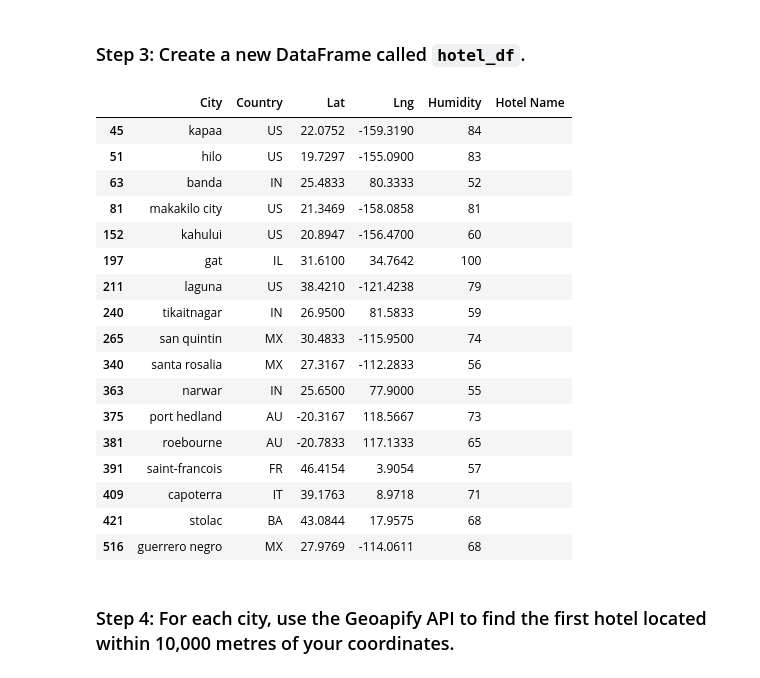
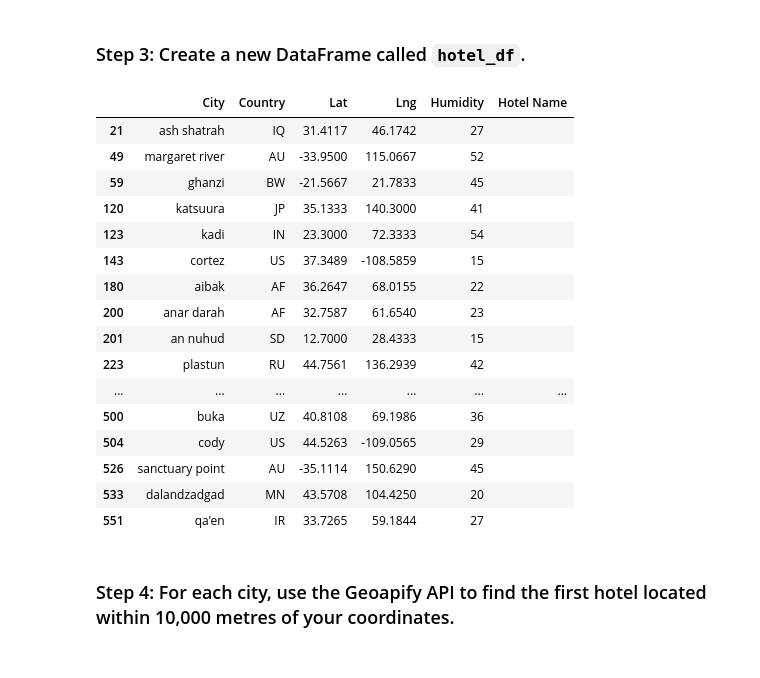
Before and after one commit to honorinekay/python-api-challenge, a Jupyter notebook: WeatherPy/VacationPy.ipynb, the cells around one changed output. Cells and saved outputs as stored; diff of their text form; code cells hidden in the pictures.

```diff
--- a/WeatherPy/VacationPy.ipynb
+++ b/WeatherPy/VacationPy.ipynb
@@ -73,0 +64,12 @@ city_data_df.head()
+# %%
+# Narrow down cities that fit criteria and drop any results with null values
+# Narrow down the cities with wind speed less than 10 mph, cloudiness equal or below 10, max temp between 60 and 80 and humidity below 60%
+narrowed_city_df = city_data_df.loc[(city_data_df["Wind Speed"] <= 10) & (city_data_df["Cloudiness"] <= 10) & \
+                                   (city_data_df["Max Temp"] >= 60) & (city_data_df["Max Temp"] <= 80) & (city_data_df["Humidity"] < 60)].dropna()
+
+
+# Drop any rows with null values
+
+
+# Display sample data
+narrowed_city_df
@@ -75,32 +95,31 @@ city_data_df.head()
 ### Step 3: Create a new DataFrame called `hotel_df`.
 # %%
 # Use the Pandas copy function to create DataFrame called hotel_df to store the city, country, coordinates, and humidity
-# YOUR CODE HERE
+hotel_df = narrowed_city_df.loc[:,["City", "Country", "Lat", "Lng", "Humidity"]]
 
 # Add an empty column, "Hotel Name," to the DataFrame so you can store the hotel found using the Geoapify API
-# YOUR CODE HERE
+hotel_df["Hotel Name"] = " "
 
 # Display sample data
-# YOUR CODE HERE
+hotel_df
 # %% [output]
 |  | City | Country | Lat | Lng | Humidity | Hotel Name |
-| 45 | kapaa | US | 22.0752 | -159.3190 | 84 |  |
-| 51 | hilo | US | 19.7297 | -155.0900 | 83 |  |
-| 63 | banda | IN | 25.4833 | 80.3333 | 52 |  |
-| 81 | makakilo city | US | 21.3469 | -158.0858 | 81 |  |
-| 152 | kahului | US | 20.8947 | -156.4700 | 60 |  |
-| 197 | gat | IL | 31.6100 | 34.7642 | 100 |  |
-| 211 | laguna | US | 38.4210 | -121.4238 | 79 |  |
-| 240 | tikaitnagar | IN | 26.9500 | 81.5833 | 59 |  |
-| 265 | san quintin | MX | 30.4833 | -115.9500 | 74 |  |
-| 340 | santa rosalia | MX | 27.3167 | -112.2833 | 56 |  |
-| 363 | narwar | IN | 25.6500 | 77.9000 | 55 |  |
-| 375 | port hedland | AU | -20.3167 | 118.5667 | 73 |  |
-| 381 | roebourne | AU | -20.7833 | 117.1333 | 65 |  |
-| 391 | saint-francois | FR | 46.4154 | 3.9054 | 57 |  |
-| 409 | capoterra | IT | 39.1763 | 8.9718 | 71 |  |
-| 421 | stolac | BA | 43.0844 | 17.9575 | 68 |  |
-| 516 | guerrero negro | MX | 27.9769 | -114.0611 | 68 |  |
+| 21 | ash shatrah | IQ | 31.4117 | 46.1742 | 27 |  |
+| 49 | margaret river | AU | -33.9500 | 115.0667 | 52 |  |
+| 59 | ghanzi | BW | -21.5667 | 21.7833 | 45 |  |
+| 120 | katsuura | JP | 35.1333 | 140.3000 | 41 |  |
+| 123 | kadi | IN | 23.3000 | 72.3333 | 54 |  |
+| 143 | cortez | US | 37.3489 | -108.5859 | 15 |  |
+| 180 | aibak | AF | 36.2647 | 68.0155 | 22 |  |
+| 200 | anar darah | AF | 32.7587 | 61.6540 | 23 |  |
+| 201 | an nuhud | SD | 12.7000 | 28.4333 | 15 |  |
+| 223 | plastun | RU | 44.7561 | 136.2939 | 42 |  |
+| ... | ... | ... | ... | ... | ... | ... |
+| 500 | buka | UZ | 40.8108 | 69.1986 | 36 |  |
+| 504 | cody | US | 44.5263 | -109.0565 | 29 |  |
+| 526 | sanctuary point | AU | -35.1114 | 150.6290 | 45 |  |
+| 533 | dalandzadgad | MN | 43.5708 | 104.4250 | 20 |  |
+| 551 | qa'en | IR | 33.7265 | 59.1844 | 27 |  |
 # %% [markdown]
 ### Step 4: For each city, use the Geoapify API to find the first hotel located within 10,000 metres of your coordinates.
 # %%
```
Also changed, not shown: parts of 9 cells of this notebook, 13 other files.
